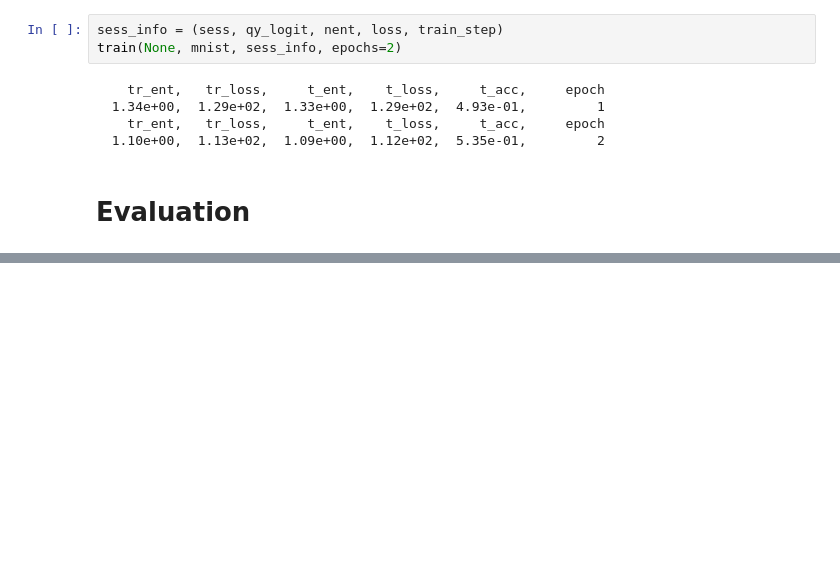
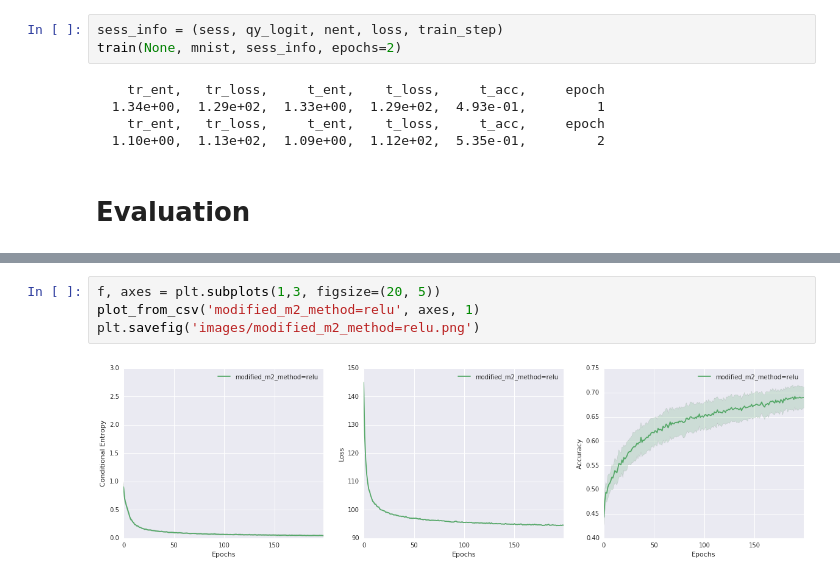
Before and after one commit to RuiShu/vae-clustering, a Jupyter notebook: experiments.ipynb, the cells around one changed output, grey strips where cells are left out. Cells and saved outputs as stored; diff of their text form; blank space fills up the shorter version.

```diff
--- a/experiments.ipynb
+++ b/experiments.ipynb
@@ -229,0 +282,6 @@ train(None, mnist, sess_info, epochs=2)
+# %%
+f, axes = plt.subplots(1,3, figsize=(20, 5))
+plot_from_csv('modified_m2_method=relu', axes, 1)
+plt.savefig('images/modified_m2_method=relu.png')
+# %% [output]
+[figure, added]
```
Also changed, not shown: parts of 5 cells of this notebook, 42 other files.
